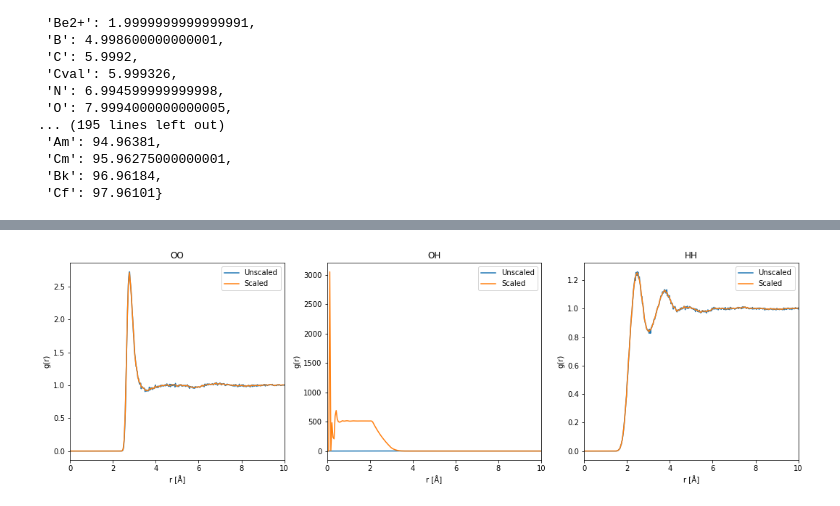
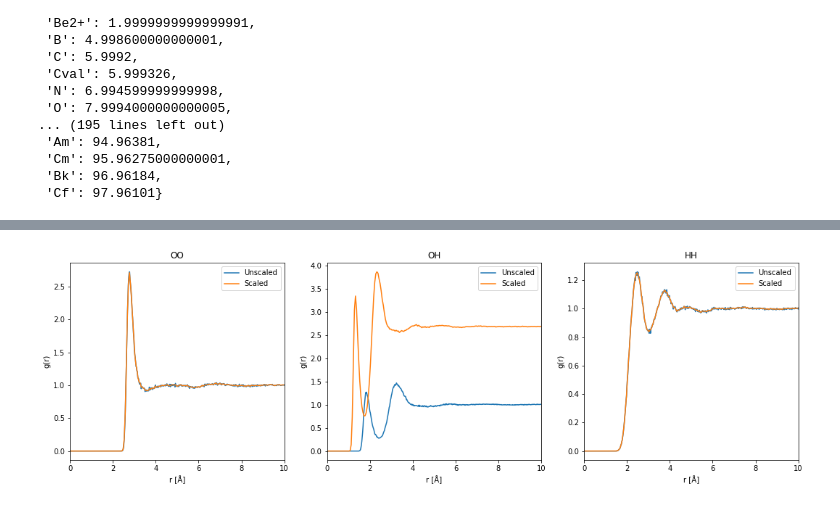
Before and after one commit to schwinns/polyamide-build, a Jupyter notebook: protonated/walls/L33A_33A_68A/hydration/testing/gromacs_water_box/rdfs/plot_water_rdfs.ipynb, the cells around one changed output, grey strips where cells are left out. Cells and saved outputs as stored; diff of their text form; code cells hidden in the pictures.

```diff
--- a/protonated/walls/L33A_33A_68A/hydration/testing/gromacs_water_box/rdfs/plot_water_rdfs.ipynb
+++ b/protonated/walls/L33A_33A_68A/hydration/testing/gromacs_water_box/rdfs/plot_water_rdfs.ipynb
@@ -269,5 +218,87 @@ r_HH, g_HH = compute_rdf(t, HH_pairs, scaling_factors=HH_scaling)
 # %%
-# Testing scaling with precalculated factors
+# Testing scaling with pre-calculated factors
+t = md.load('../npt.xtc', top='../npt.gro')
+top = t.topology
+
+O_idx = [atom.index for atom in top.atoms if atom.element.symbol == 'O']
+H_idx = [atom.index for atom in top.atoms if atom.element.symbol == 'H']
+
+OO_pairs = []
+OH_pairs = []
+HH_pairs = []
+
+OO_scaling = []
+OH_scaling = []
+HH_scaling = []
+
+# Find OO pairs, calculate average OO form factor, and pre-calculate form factors
+OO_avg_f = 0
+count = 0
+for i in O_idx:
+    f_i = form_factors[top.atom(i).element.symbol]
+    OO_avg_f += f_i
+    count += 1
+    for j in O_idx:
+        if i != j:
+            f_j = form_factors[top.atom(j).element.symbol]
+            OO_pairs.append([i,j])
+            OO_scaling.append(f_i*f_j)
+
+OO_avg_f = OO_avg_f / count
+OO_scaling = np.array(OO_scaling) / OO_avg_f**2
+
+# Find OH pairs and pre-calculate form factors
+for i in O_idx:
+    f_i = form_factors[top.atom(i).element.symbol]
+    for j in H_idx:
+        if top.atom(i).residue != top.atom(j).residue:
+            f_j = form_factors[top.atom(j).element.symbol]
+            OH_pairs.append([i,j])
+            OH_scaling.append(f_i*f_j)
+
+# Calculate average OH form factor
+OH_avg_f = 0
+count = 0
+for i in O_idx:
+    f_i = form_factors[top.atom(i).element.symbol]
+    OH_avg_f += f_i
+    count += 1
+
+for j in H_idx:
+    f_j = form_factors[top.atom(j).element.symbol]
+    OH_avg_f += f_j
+    count += 1
+
+OH_avg_f = OH_avg_f / count
+OH_scaling = np.array(OH_scaling) / OH_avg_f**2
+
+# Find HH pairs, calculate average HH form factor, and pre-calculate form factors
+HH_avg_f = 0
+count = 0
+for i in H_idx:
+    f_i = form_factors[top.atom(i).element.symbol]
+    HH_avg_f += f_i
+    count += 1
+    for j in H_idx:
+        if i != j and top.atom(i).residue != top.atom(j).residue:
+            f_j = form_factors[top.atom(j).element.symbol]
+            HH_pairs.append([i,j])
+            HH_scaling.append(f_i*f_j)
+
+HH_avg_f = HH_avg_f / count
+HH_scaling = np.array(HH_scaling) / HH_avg_f**2
+
+
+# Compute RDFs
+r_OO, g_OO = compute_rdf(t, OO_pairs, scaling_factors=OO_scaling)
+print('\tAverage form factor: ', OO_avg_f)
+r_OH, g_OH = compute_rdf(t, OH_pairs, scaling_factors=OH_scaling)
+print('\tAverage form factor: ', OH_avg_f)
+r_HH, g_HH = compute_rdf(t, HH_pairs, scaling_factors=HH_scaling)
+print('\tAverage form factor: ', HH_avg_f)
+
+
+# Plotting
 fig, ax = plt.subplots(1,3, figsize=(18,5))
 
 ax[0].set_title('OO')
@@ -291 +328 @@ for i in range(3):
-[figure, old version]
+[figure, new version]
```
Also changed, not shown: parts of 12 cells of this notebook, 6 other files.
